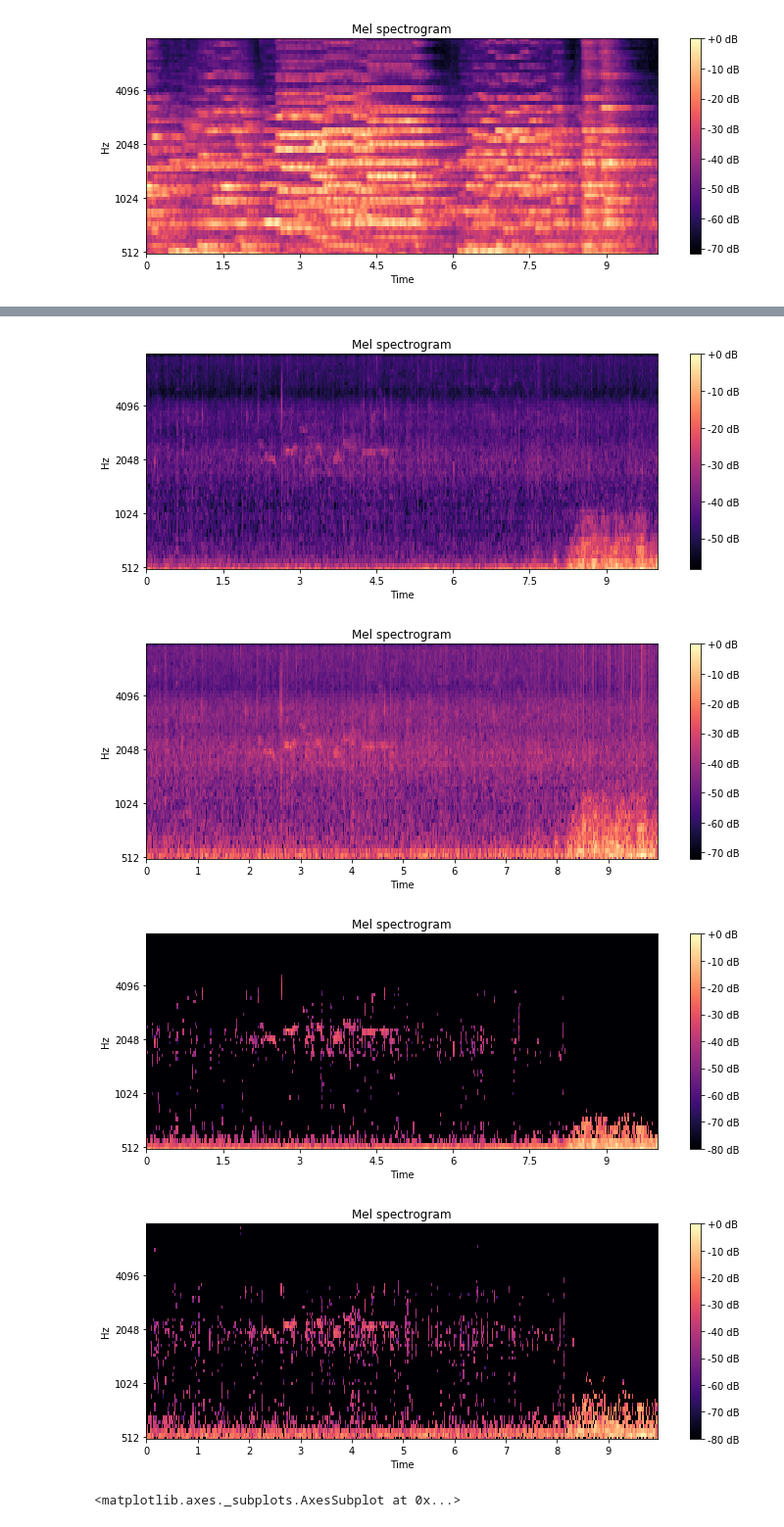
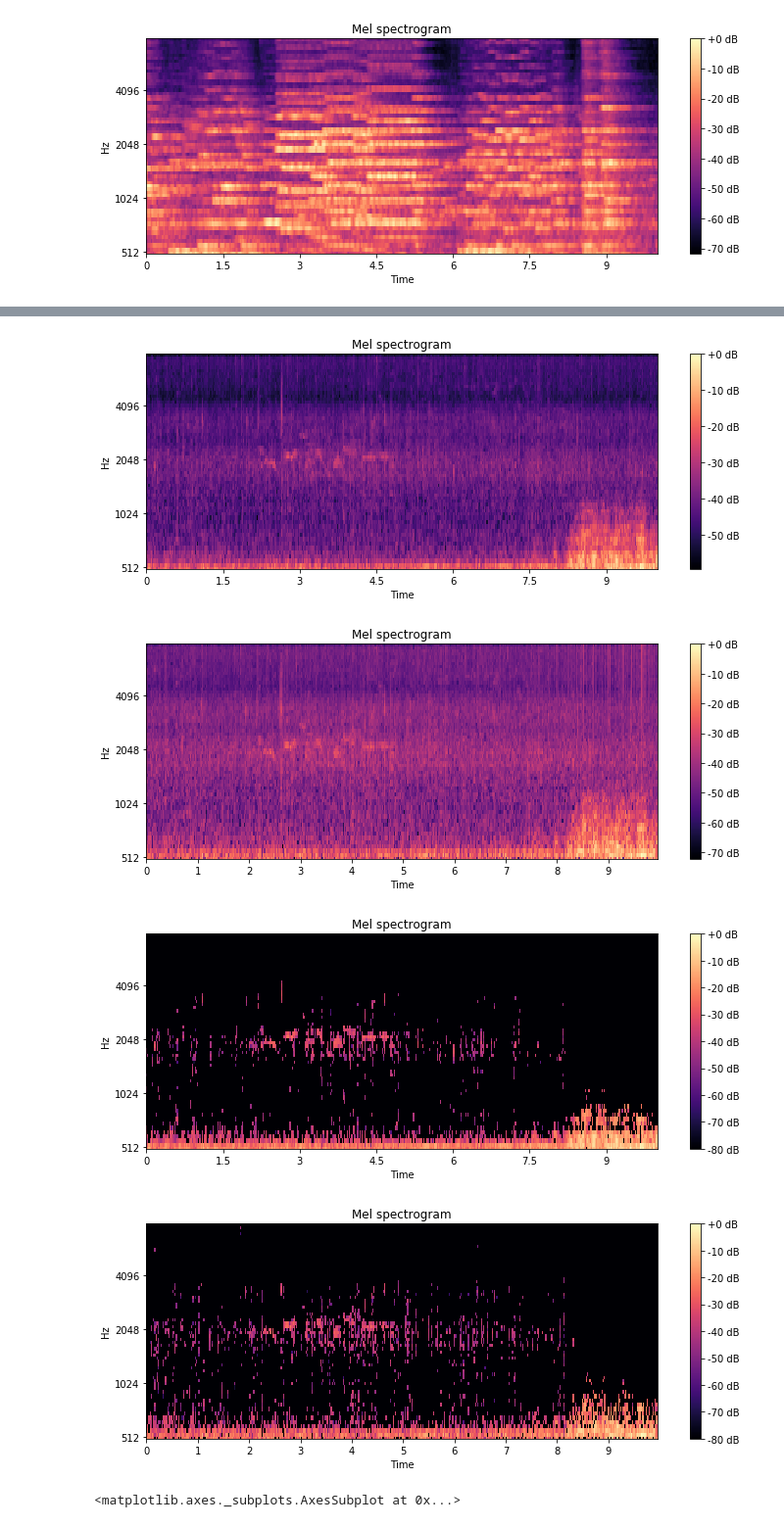
Before and after one commit to jonnor/datascience-master, a Jupyter notebook: dcase2018/Features.ipynb, the cells around one changed output, grey strips where cells are left out. Shown at 98% size. Cells and saved outputs as stored; diff of their text form; code cells hidden in the pictures.

```diff
--- a/dcase2018/Features.ipynb
+++ b/dcase2018/Features.ipynb
@@ -87,60 +87,35 @@ IPython.display.Audio('data/ff1010bird/{}.wav'.format(pos.index.values[0]))
 # %%
 import detectbirds
 
-y, sr = librosa.load('data/ff1010bird/{}.wav'.format(19037), offset=0)
-
-def spec(s, n_fft=1024):
-    mag_frames = numpy.absolute(s)  # Magnitude of the FFT
-    pow_frames = ((1.0 / n_fft) * ((mag_frames) ** 2))  # Power Spectrum
-    return pow_frames
-
-def melspec(y, sr, n_fft=2048, hop_length=512, win_length=None, n_mels=128, fmin=0, fmax=None, window='hann'):
+def melspec(y, sr, n_fft=2048, hop_length=None, win_length=None, n_mels=128, fmin=0, fmax=None):
+    if hop_length is None:
+        hop_length = n_fft//2
     if win_length is None:
         win_length = n_fft
     if fmax is None:
         fmax = sr//2
 
     frames = librosa.util.frame(y, frame_length=n_fft, hop_length=hop_length)
-    print('frames', frames.shape)
-
-    fft_window = librosa.filters.get_window(window, win_length, fftbins=True)
-    print('w', fft_window.shape)
-    fft_window = librosa.util.pad_center(fft_window, n_fft)
-    #fft_window = fft_window.reshape((-1, 1))
-    print('window', fft_window.shape)
-
     spec_frames = []
     for frame_no in range(frames.shape[1]):
         frame = frames[:,frame_no]
         assert frame.shape[0] == n_fft
 
-        #windowed = fft_window * frame
-        #sft = detectbirds.rfft(windowed)
-        #sft = sft[:1+n_fft//2]
-        #s = spec(sft, n_fft)
-        #s = detectbirds.spectrogram(sft)
-
         s = detectbirds.spectrogram_frame(frame)
-
-        #print('s', s.shape)
-
         s = detectbirds.melfilter(s, n_mels, fmin, fmax, n_fft, sr)
 
         s = s.reshape(-1, 1)
         spec_frames.append(s)
 
-    spectrogram = numpy.hstack(spec_frames)
-    mels = spectrogram
-    #mels = librosa.feature.melspectrogram(S=spectrogram, sr=sr, n_fft=n_fft, n_mels=n_mels, fmin=fmin, fmax=fmax, norm=None)
-    print('spec', spectrogram.shape)
-    assert spectrogram.shape[1] == frames.shape[1], (spectrogram.shape,frames.shape)
+    mels = numpy.hstack(spec_frames)
+    assert mels.shape[1] == frames.shape[1], (mels.shape,frames.shape)
     return mels
 
-r = librosa.feature.melspectrogram(y, sr, fmin=0, fmax=None, n_fft=1024, n_mels=64, norm=None)
+y, sr = librosa.load('data/ff1010bird/{}.wav'.format(19037), offset=0)
+r = librosa.feature.melspectrogram(y, sr, fmin=0, fmax=None, n_fft=1024, n_mels=64, norm=None, htk=True)
 print('ref', r.shape)
 s = melspec(y, sr, n_fft=1024, fmin=0, fmax=None, n_mels=64)
 print('ours', s.shape)
-
 
 plot_melspectrogram(r)
 plot_melspectrogram(s)
@@ -155,7 +126,7 @@ spec (64, 429)
 ours (64, 429)
-[figure, old version]
+[figure, new version]
 [figure]
-[figure, old version]
+[figure, new version]
 [figure]
 # %%
 df = pandas.DataFrame({
```
Also changed, not shown: parts of 1 cell of this notebook, 1 other file.
